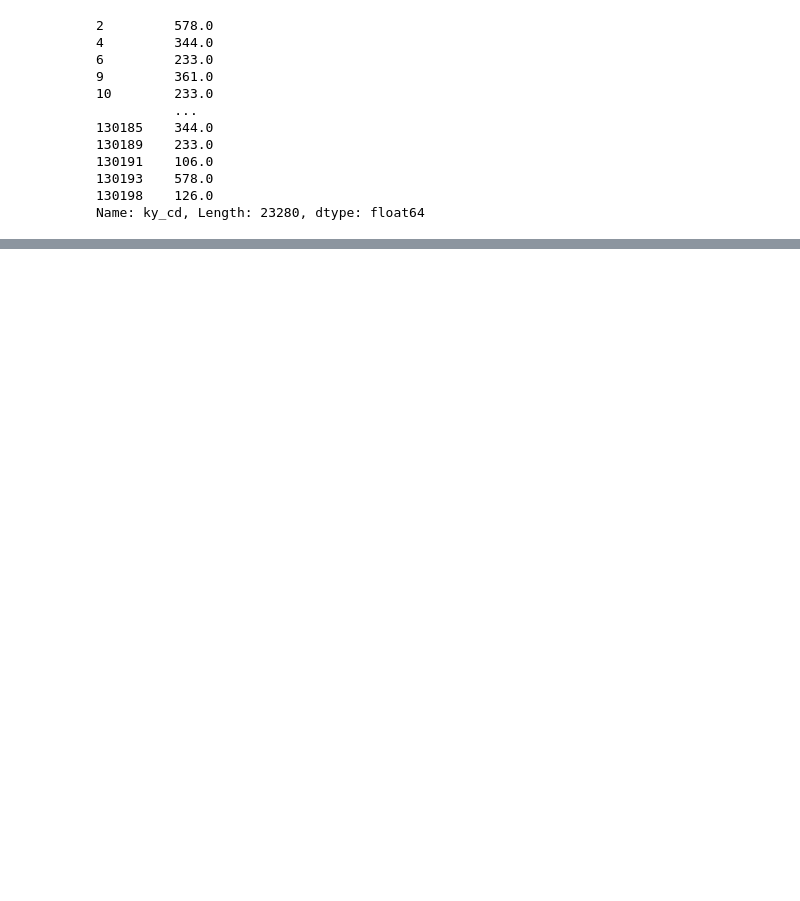
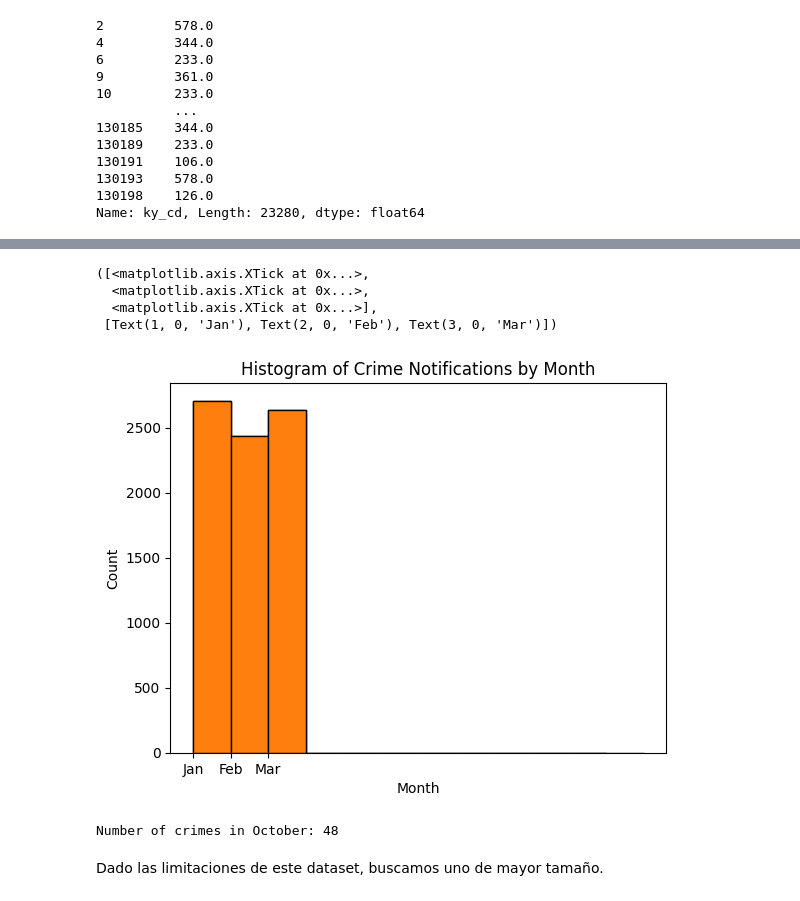
Before and after one commit to Larraguibel/HeatIslandsWV, a Jupyter notebook: preprocess_nypdcrimes.ipynb, the cells around one changed output, grey strips where cells are left out. Drawn from its saved outputs; the diff is of its cells as text; code cells hidden in the pictures; blank space fills up the shorter version.

```diff
--- a/preprocess_nypdcrimes.ipynb
+++ b/preprocess_nypdcrimes.ipynb
@@ -54,0 +108,2 @@ ref_data.to_file("crimes_filtered.shp", driver="ESRI Shapefile")
+# %%
+useful_crimes = useful_crimes[useful_crimes['year'] == 2023]
@@ -54,0 +138,37 @@ ref_data.to_file("crimes_filtered.shp", driver="ESRI Shapefile")
+# %%
+useful_crimes = useful_crimes[['date_cmpln', 'ofns_desc', 'susp_age_g', 'susp_race',
+                               'vic_race', 'susp_sex', 'vic_age_gr', 'longitude', 'latitude',
+                               'year', 'month', 'geometry']]
+# %%
+useful_crimes['month'] = useful_crimes['date_cmpln'].dt.month
+
+# Plot the histogram
+plt.hist(useful_crimes['month'], bins=range(1, 13), edgecolor='black')
+
+unique_months = sorted(useful_crimes['month'].unique())
+
+# Plot the histogram
+plt.hist(useful_crimes['month'], bins=range(1, 14), edgecolor='black')
+
+# Customize the plot
+plt.xlabel('Month')
+plt.ylabel('Count')
+plt.title('Histogram of Crime Notifications by Month')
+
+# Set x-axis tick labels to month names
+month_names = pd.date_range(start='2022-01', periods=len(unique_months), freq='M').strftime('%b')
+plt.xticks(unique_months, month_names)
+# %% [output]
+([<matplotlib.axis.XTick at 0x...>,
+  <matplotlib.axis.XTick at 0x...>,
+  <matplotlib.axis.XTick at 0x...>],
+ [Text(1, 0, 'Jan'), Text(2, 0, 'Feb'), Text(3, 0, 'Mar')])
+[figure, added]
+# %%
+october_crimes = useful_crimes[useful_crimes['date_cmpln'].dt.month == 10]
+num_october_crimes = len(october_crimes)
+print("Number of crimes in October:", num_october_crimes)
+# %% [output]
+Number of crimes in October: 48
+# %% [markdown]
+Dado las limitaciones de este dataset, buscamos uno de mayor tamaño.
```
Also changed, not shown: parts of 31 cells of this notebook, 3 other files.
